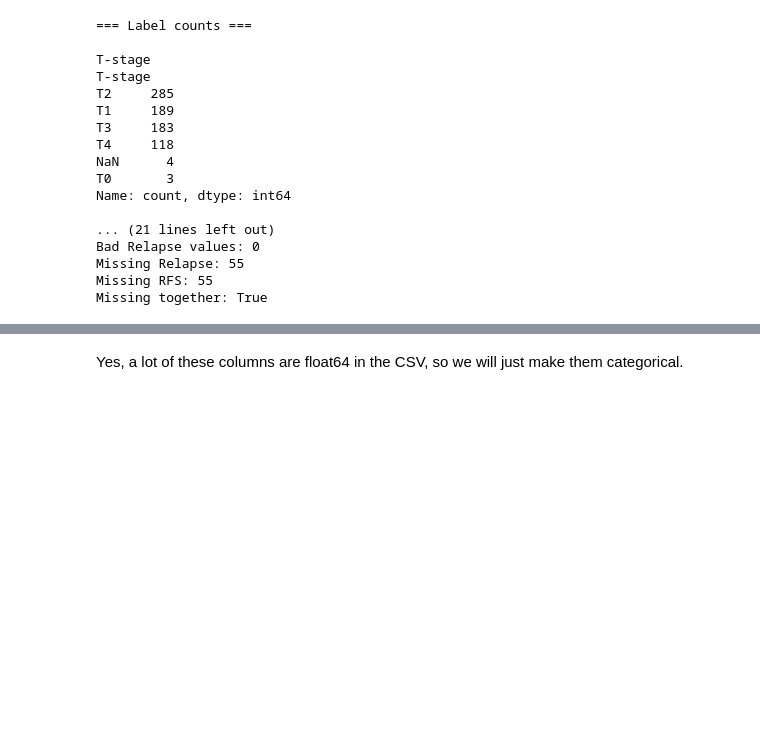
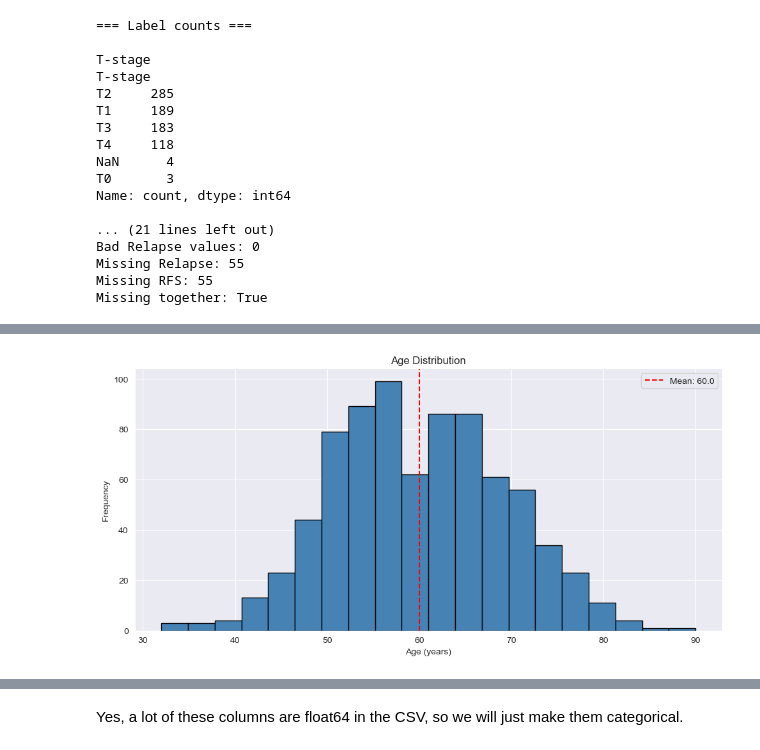
Before and after one commit to Essam-Khawaja/HECKTOR2026, a Jupyter notebook: EDA.ipynb, the cells around one changed output, grey strips where cells are left out. Saved outputs shown, nothing was run; the diff lists cells and outputs as text; code cells hidden in the pictures; blank space fills up the shorter version.

```diff
--- a/EDA.ipynb
+++ b/EDA.ipynb
@@ -217,0 +256,13 @@ Missing together: True
+# %%
+# Age histogram
+plt.figure(figsize=(10, 5))
+plt.hist(df['Age'].dropna(), bins=20, color='steelblue', edgecolor='black')
+plt.title('Age Distribution')
+plt.xlabel('Age (years)')
+plt.ylabel('Frequency')
+plt.axvline(df['Age'].mean(), color='red', linestyle='--', label=f"Mean: {df['Age'].mean():.1f}")
+plt.legend()
+plt.tight_layout()
+plt.show()
+# %% [output]
+[figure, added]
```
Also changed, not shown: parts of 10 cells of this notebook, 1 other file.
